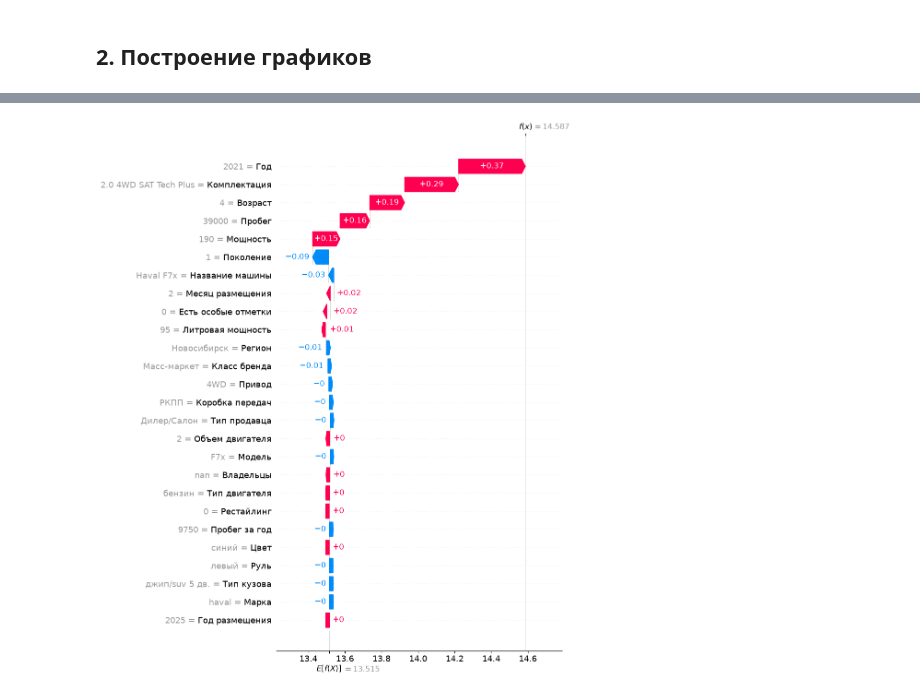
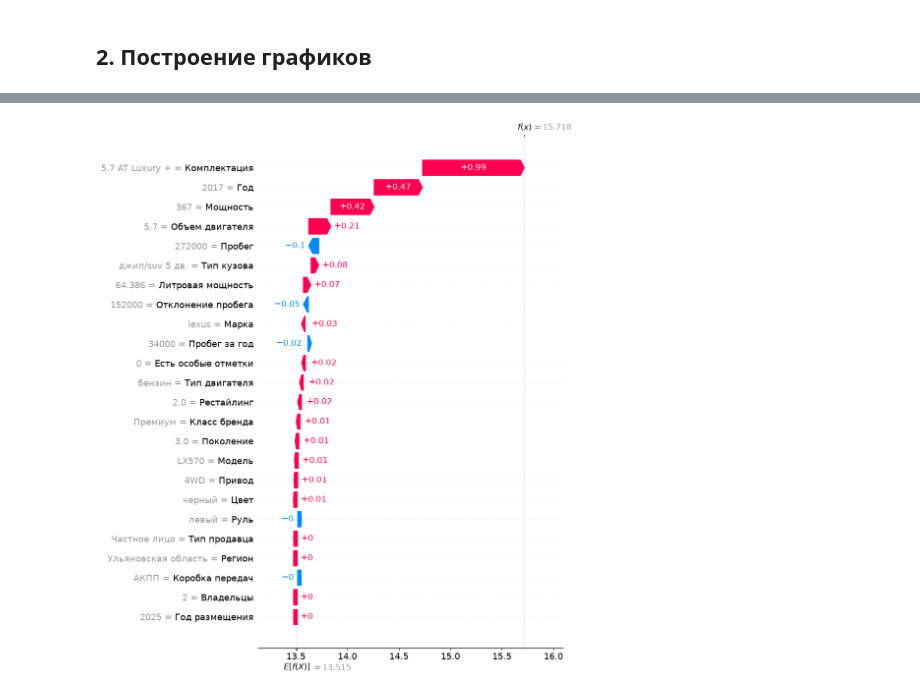
Before and after one commit to deviloon/car-price-analyzer, a Jupyter notebook: researches/03_shap_interpretation.ipynb, the cells around one changed output, grey strips where cells are left out. Cells and saved outputs as stored; diff of their text form; code cells hidden in the pictures.

```diff
--- a/researches/03_shap_interpretation.ipynb
+++ b/researches/03_shap_interpretation.ipynb
@@ -77,4 +77,4 @@ shap.plots.beeswarm(explanation, max_display=27, show=False)
-# %%
-shap.plots.waterfall(explanation[50000], max_display=27)
-# %% [output]
-[figure, removed]
+# %%
+shap.plots.waterfall(explanation[10000], max_display=27)
+# %% [output]
+[figure, added]
```
Also changed, not shown: parts of 2 cells of this notebook, 3 other files.
